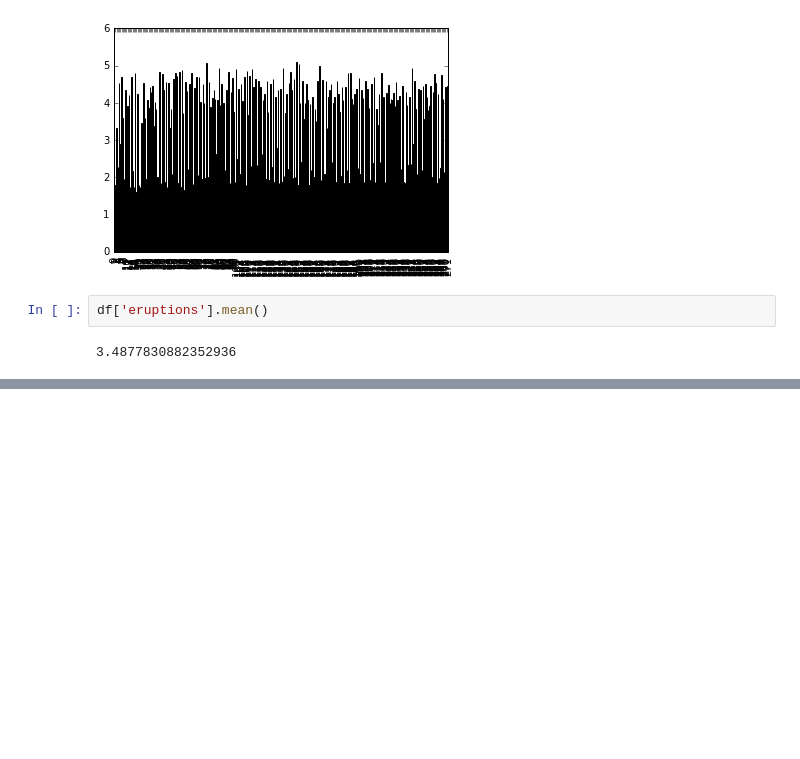
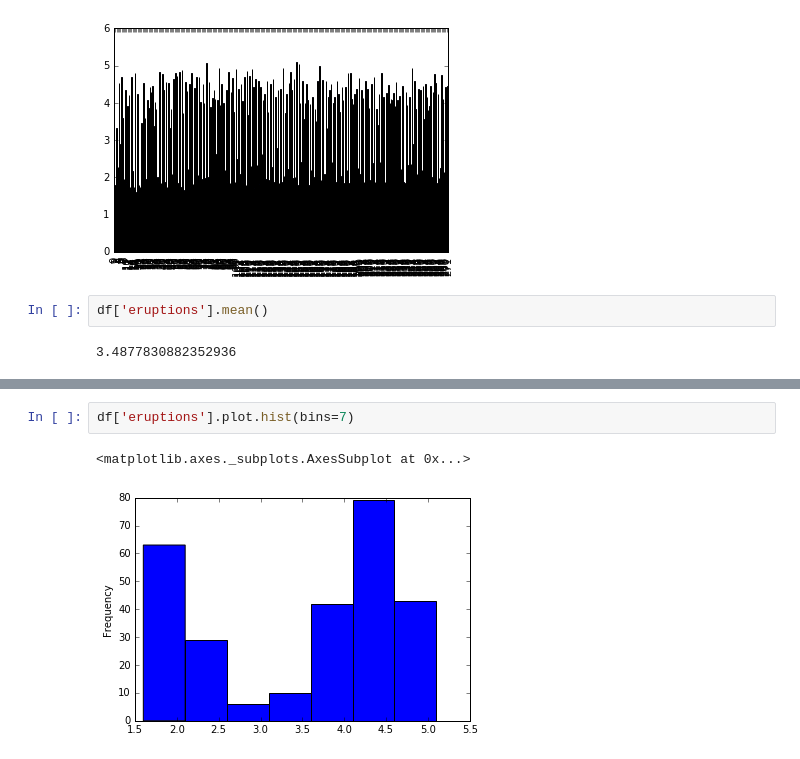
Before and after one commit to nikhilpatwardhan/mathfun, a Jupyter notebook: play/pandas_02.ipynb, the cells around one changed output, grey strips where cells are left out. Saved outputs shown, nothing was run; the diff lists cells and outputs as text; blank space fills up the shorter version.

```diff
--- a/play/pandas_02.ipynb
+++ b/play/pandas_02.ipynb
@@ -80,0 +143,5 @@ df['eruptions'].mean()
+# %%
+df['eruptions'].plot.hist(bins=7)
+# %% [output]
+<matplotlib.axes._subplots.AxesSubplot at 0x...>
+[figure, added]
```
Also changed, not shown: parts of 16 cells of this notebook.
